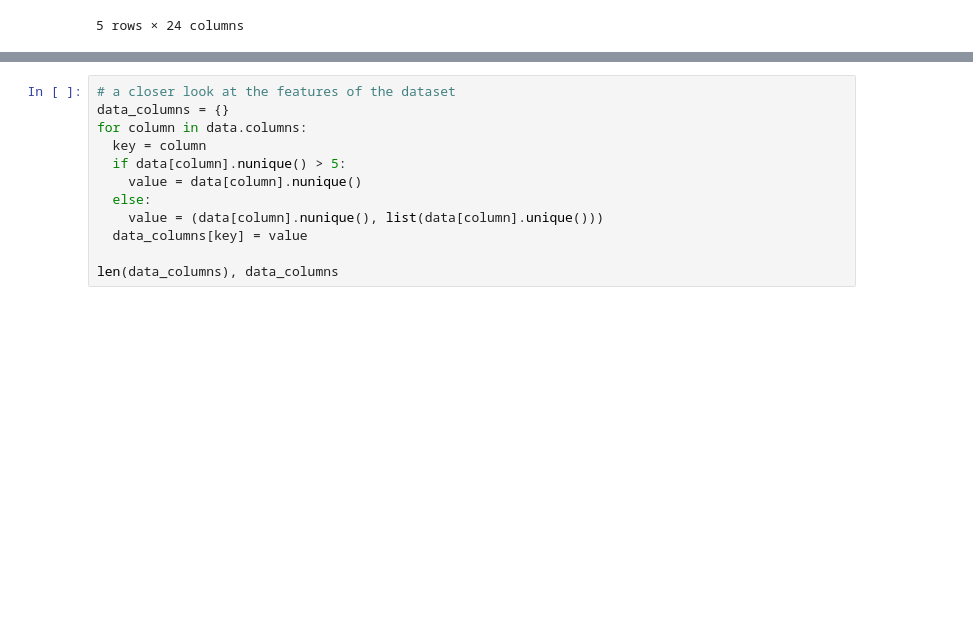
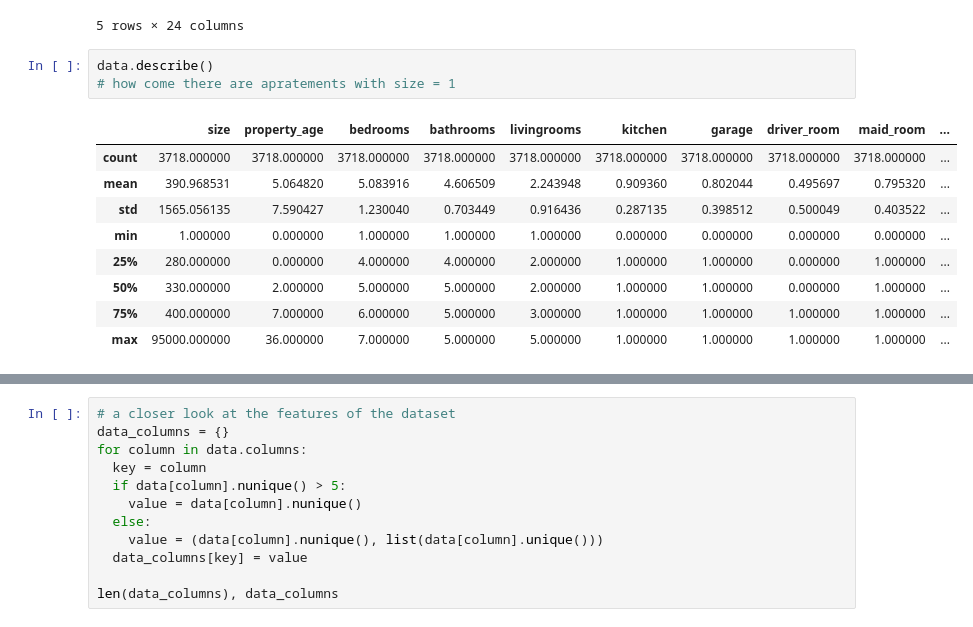
Before and after one commit to Turkinass/Aqar_Real_Estate_EDA, a Jupyter notebook: eda_raw.ipynb, the cells around one changed output, grey strips where cells are left out. Cells and saved outputs as stored; diff of their text form; blank space fills up the shorter version.

```diff
--- a/eda_raw.ipynb
+++ b/eda_raw.ipynb
@@ -27,3 +30,16 @@ data.head()
 | 3 | الرياض | حي المعيزلة | غرب | 250 | 0 | 5 | 5 | 3 | 0 | 1 | ... |
 | 4 | الرياض | حي العليا | غرب | 400 | 11 | 7 | 5 | 2 | 1 | 1 | ... |
 5 rows × 24 columns
+# %%
+data.describe()
+# how come there are apratements with size = 1
+# %% [output]
+|  | size | property_age | bedrooms | bathrooms | livingrooms | kitchen | garage | driver_room | maid_room | ... |
+| count | 3718.000000 | 3718.000000 | 3718.000000 | 3718.000000 | 3718.000000 | 3718.000000 | 3718.000000 | 3718.000000 | 3718.000000 | ... |
+| mean | 390.968531 | 5.064820 | 5.083916 | 4.606509 | 2.243948 | 0.909360 | 0.802044 | 0.495697 | 0.795320 | ... |
+| std | 1565.056135 | 7.590427 | 1.230040 | 0.703449 | 0.916436 | 0.287135 | 0.398512 | 0.500049 | 0.403522 | ... |
+| min | 1.000000 | 0.000000 | 1.000000 | 1.000000 | 1.000000 | 0.000000 | 0.000000 | 0.000000 | 0.000000 | ... |
+| 25% | 280.000000 | 0.000000 | 4.000000 | 4.000000 | 2.000000 | 1.000000 | 1.000000 | 0.000000 | 1.000000 | ... |
+| 50% | 330.000000 | 2.000000 | 5.000000 | 5.000000 | 2.000000 | 1.000000 | 1.000000 | 0.000000 | 1.000000 | ... |
+| 75% | 400.000000 | 7.000000 | 6.000000 | 5.000000 | 3.000000 | 1.000000 | 1.000000 | 1.000000 | 1.000000 | ... |
+| max | 95000.000000 | 36.000000 | 7.000000 | 5.000000 | 5.000000 | 1.000000 | 1.000000 | 1.000000 | 1.000000 | ... |
```
Also changed, not shown: parts of 13 cells of this notebook, 3 other files.
